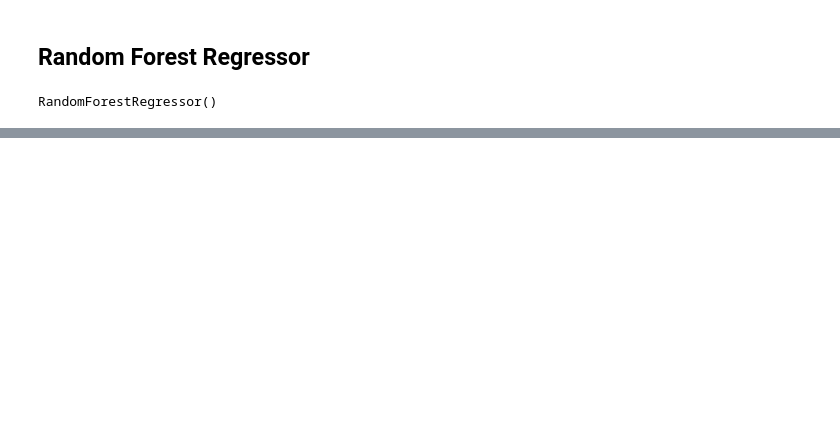
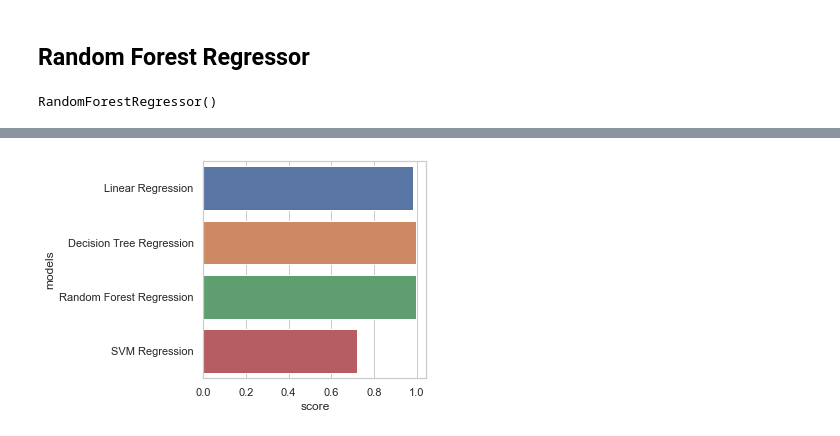
Before and after one commit to mohsin-88069/AU_ML_Air_Quality, a Jupyter notebook: Rabindra_Notebook.ipynb, the cells around one changed output, grey strips where cells are left out. Cells and saved outputs as stored; diff of their text form; code cells hidden in the pictures; blank space fills up the shorter version.

```diff
--- a/Rabindra_Notebook.ipynb
+++ b/Rabindra_Notebook.ipynb
@@ -709,0 +718,4 @@ Accuracy on Test data:  0.9942229728552664
+# %%
+from sklearn.svm import SVR
+svr = SVR()
+svr.fit(X_train, y_train)
@@ -709,0 +730,3 @@ Accuracy on Test data:  0.9942229728552664
+# %%
+print("Accuracy on Test data: ", svr.score(X_test, y_test))
+scores.append(svr.score(X_test, y_test))
@@ -709,0 +735,10 @@ Accuracy on Test data:  0.9942229728552664
+# %%
+names = ["Linear Regression",
+         "Decision Tree Regression",
+         "Random Forest Regression",
+         "SVM Regression"]
+# %%
+df_stat = pd.DataFrame()
+df_stat['models'] = names
+df_stat['score'] = scores
+df_stat
@@ -709,0 +751,6 @@ Accuracy on Test data:  0.9942229728552664
+# %%
+plt.figure(figsize=(4, 4))
+sns.set(style="whitegrid")
+ax = sns.barplot(y="models", x="score", data=df_stat)
+# %% [output]
+[figure, added]
```
Also changed, not shown: parts of 38 cells of this notebook.
